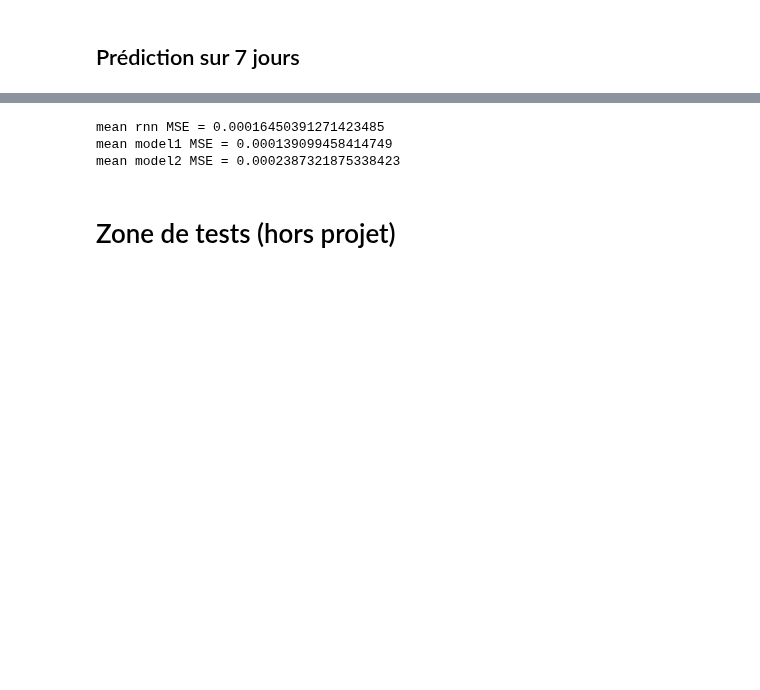
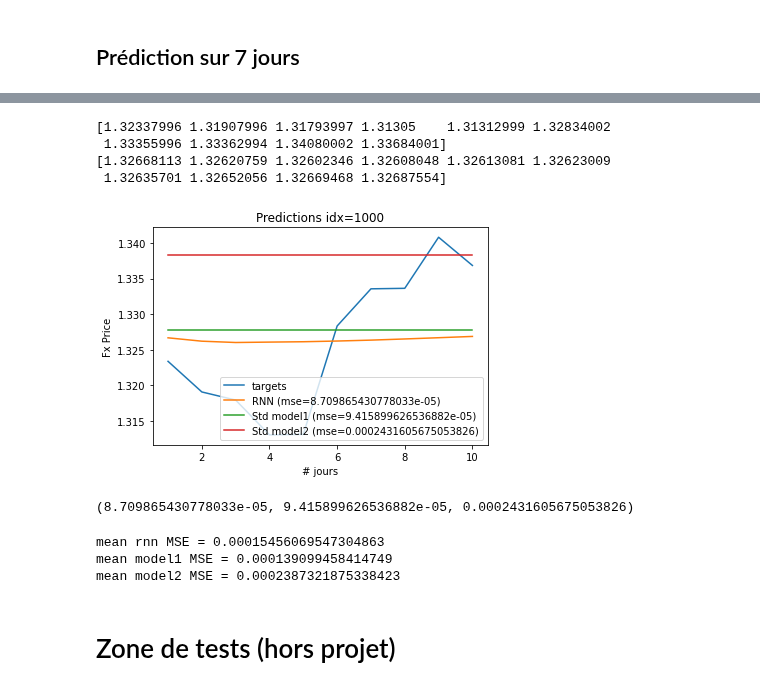
Before and after one commit to delemarchand2020/IVADO_MILA_DL, a Jupyter notebook: Predict_FX_with_DL.ipynb, the cells around one changed output, grey strips where cells are left out. Drawn from its saved outputs; the diff is of its cells as text; code cells hidden in the pictures; blank space fills up the shorter version.

```diff
--- a/Predict_FX_with_DL.ipynb
+++ b/Predict_FX_with_DL.ipynb
@@ -651,19 +651,35 @@ prediction_7jours(1500, display=True, bootstrap=True)
+# %%
+prediction_n_jours(Xs_test, ys_test, mean, std, n=10, idx=1000, display=True, bootstrap=True)
+# %% [output]
+[1.32337996 1.31907996 1.31793997 1.31305    1.31312999 1.32834002
+ 1.33355996 1.33362994 1.34080002 1.33684001]
+[1.32668113 1.32620759 1.32602346 1.32608048 1.32613081 1.32623009
+ 1.32635701 1.32652056 1.32669468 1.32687554]
+[figure, added]
+(8.709865430778033e-05, 9.415899626536882e-05, 0.0002431605675053826)
 # %%
 rnn_mse_all = np.array([])
 model1_mse_all = np.array([])
 model2_mse_all = np.array([])
 
-for idx in range(1,Xs_test.shape[0]-7):
-  r_mse, m1_mse, m2_mse= prediction_7jours(idx, display=False, bootstrap=False)
+X = Xs_test
+Y = ys_test
+
+for idx in range(1,X.shape[0]-7):
+  r_mse, m1_mse, m2_mse= prediction_n_jours(X, Y, mean, std, n=7, idx=idx, display=False, bootstrap=False)
   rnn_mse_all = np.append(rnn_mse_all,r_mse)
   model1_mse_all = np.append(model1_mse_all,m1_mse)
   model2_mse_all = np.append(model2_mse_all,m2_mse)
 
+rnn_mse_all = rnn_mse_all[~np.isnan(rnn_mse_all)]
+model1_mse_all = model1_mse_all[~np.isnan(model1_mse_all)]
+model2_mse_all = model2_mse_all[~np.isnan(model2_mse_all)]
+
 print(f'mean rnn MSE = {np.mean(rnn_mse_all)}')
 print(f'mean model1 MSE = {np.mean(model1_mse_all)}')
 print(f'mean model2 MSE = {np.mean(model2_mse_all)}')
 # %% [output]
-mean rnn MSE = 0.00016450391271423485
+mean rnn MSE = 0.00015456069547304863
 mean model1 MSE = 0.000139099458414749
 mean model2 MSE = 0.0002387321875338423
 # %% [markdown]
```
Also changed, not shown: parts of 9 cells of this notebook.
